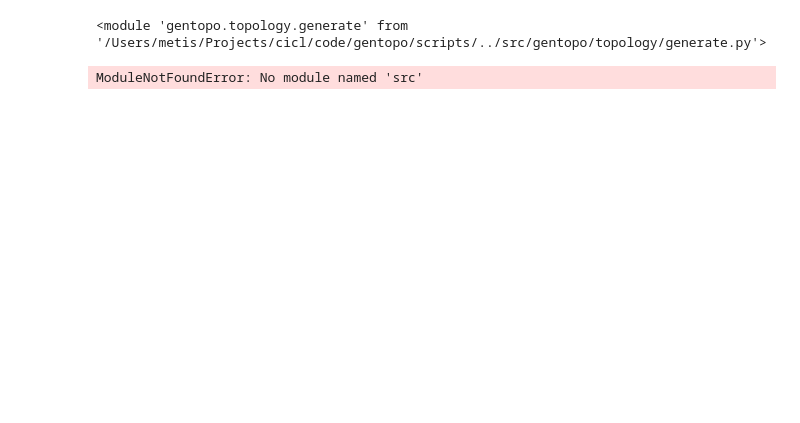
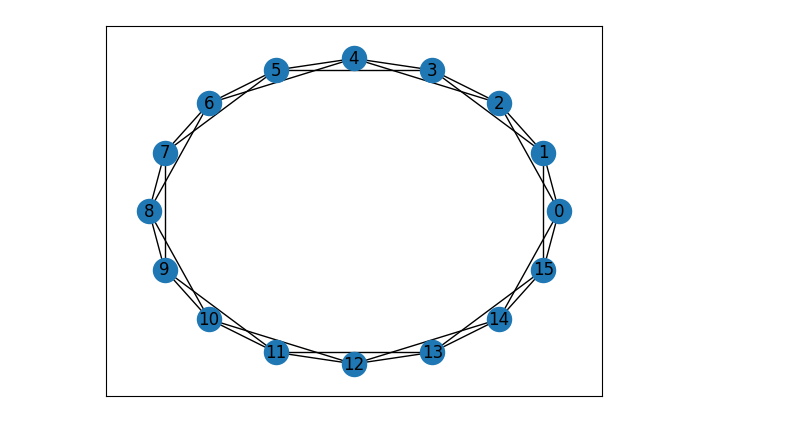
Before and after one commit to comanlab/gentopo, a Jupyter notebook: scripts/playground.ipynb, the cells around one changed output. Cells and saved outputs as stored; diff of their text form; code cells hidden in the pictures; blank space fills up the shorter version.

```diff
--- a/scripts/playground.ipynb
+++ b/scripts/playground.ipynb
@@ -10,16 +13,7 @@ import json
-# %%
-import sys
-sys.path.append("../src")
-
-from gentopo.topology import generate
-generate
-# %% [output]
-<module 'gentopo.topology.generate' from '/Users/metis/Projects/cicl/code/gentopo/scripts/../src/gentopo/topology/generate.py'>
-# %%
-from src import generate
-from src import validate_config
-
-validate_config("moralnet")
-graph = generate("moralnet", test=False, write=False)
-# %% [output]
-ModuleNotFoundError: No module named 'src'
+# %%
+from gentopo.topology.families import families
+lattice_graph = families.lattice(16, 4)
+
+nx.draw_networkx(lattice_graph, nx.circular_layout(lattice_graph))
+# %% [output]
+[figure, added]
```
Also changed, not shown: parts of 20 cells of this notebook, 23 other files.
